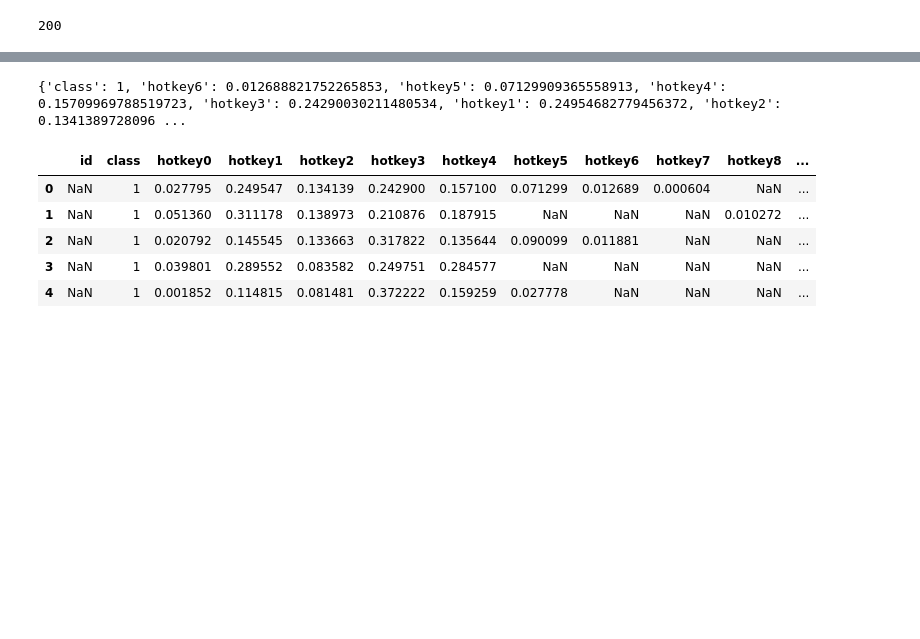
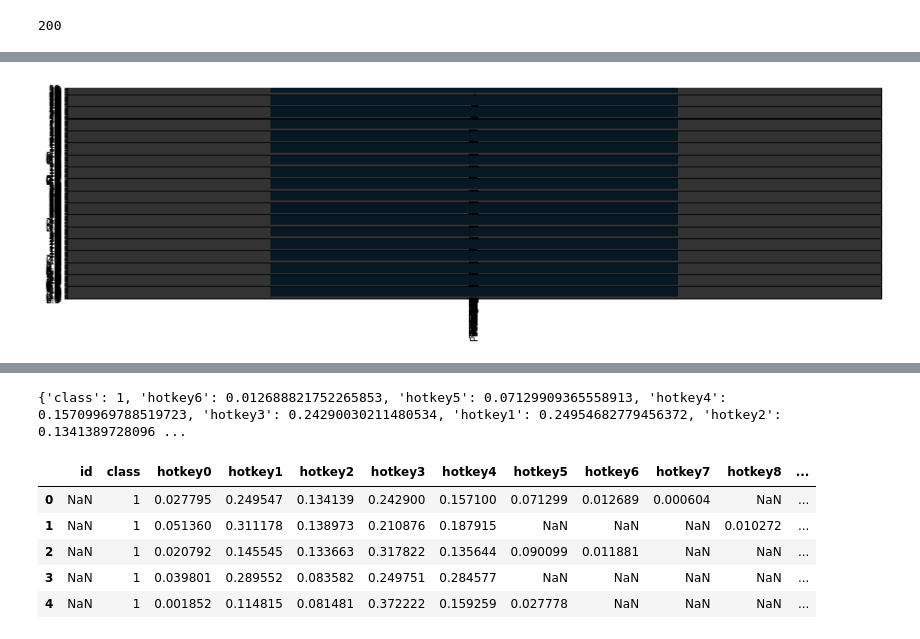
Before and after one commit to AguPereyra/StarcraftDataMiner, a Jupyter notebook: Badr.ipynb, the cells around one changed output, grey strips where cells are left out. Saved outputs shown, nothing was run; the diff lists cells and outputs as text; code cells hidden in the pictures; blank space fills up the shorter version.

```diff
--- a/Badr.ipynb
+++ b/Badr.ipynb
@@ -69,0 +149,15 @@ Shape of the dataset: (3052, 12)
+# %%
+
+
+f,ax=plt.subplots(200,1,figsize=(15,4))
+dfi = df.set_index("id")
+
+
+for i in range (0,200) :
+    races_joueur = dfi.loc[nb_joueur[i]]['class'].value_counts()
+    races_joueur.plot.bar(ax=ax[i])
+
+
+plt.show()
+# %% [output]
+[figure, added]
```
Also changed, not shown: parts of 46 cells of this notebook.
